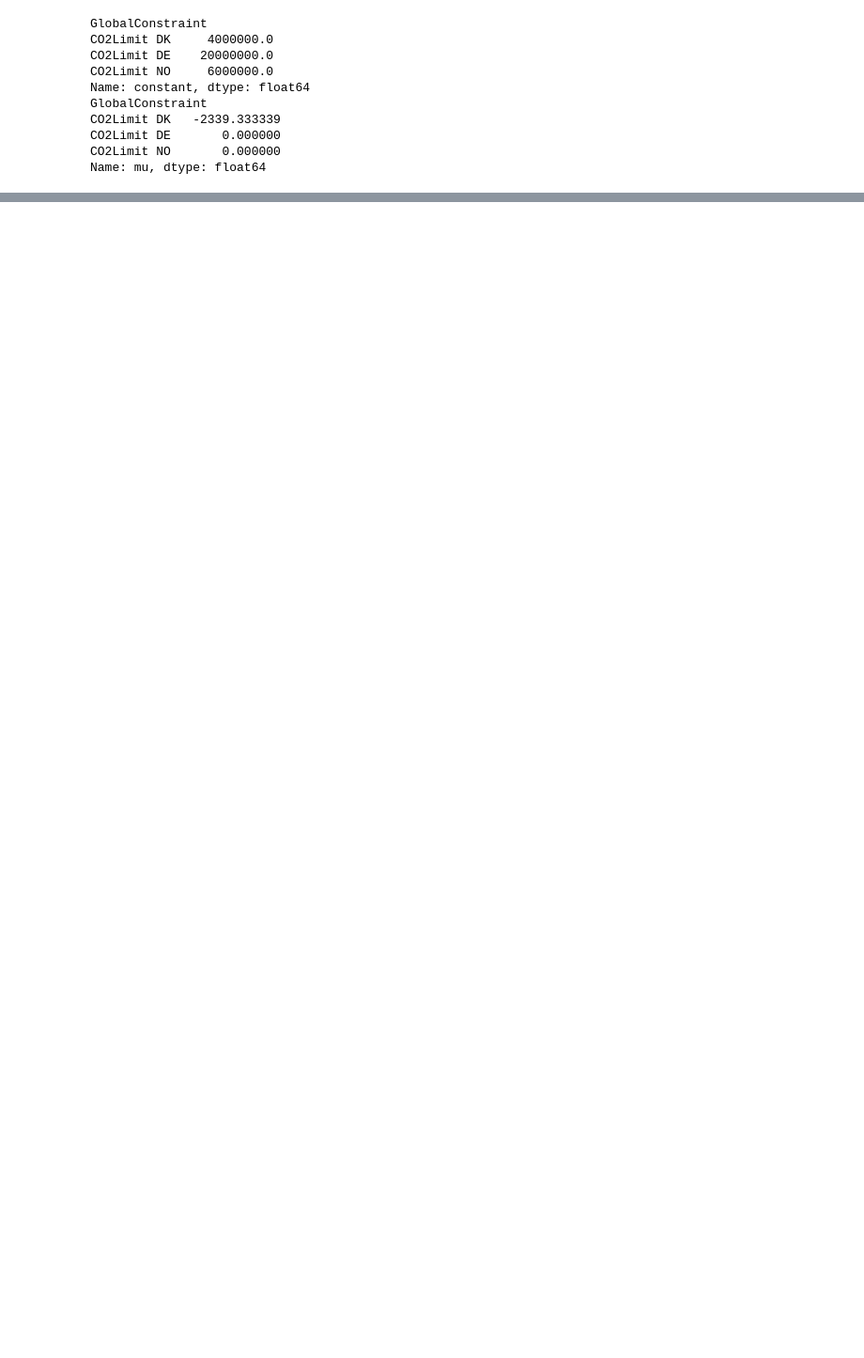
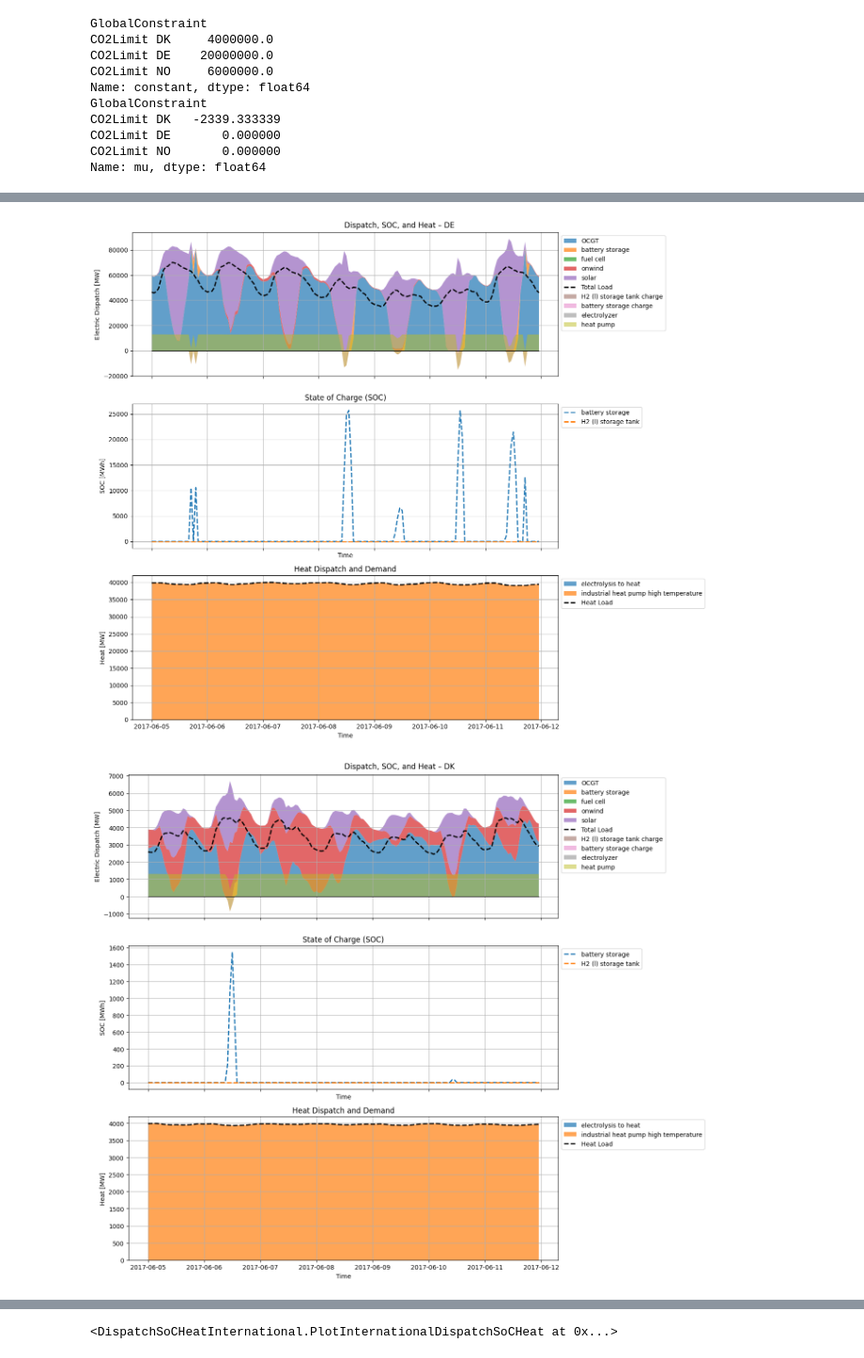
Before and after one commit to jeppebyberg/ieg, a Jupyter notebook: project.ipynb, the cells around one changed output, grey strips where cells are left out. Shown at 94% size. Cells and saved outputs as stored; diff of their text form; code cells hidden in the pictures; blank space fills up the shorter version.

```diff
--- a/project.ipynb
+++ b/project.ipynb
@@ -660,0 +595,48 @@ Name: mu, dtype: float64
+# %%
+from ExpandedHeatNetwork import ExpandedHeatNetwork
+from silent_optimize import silent_optimize
+from DispatchSoCHeatInternational import PlotInternationalDispatchSoCHeat
+
+setup = {'DK':
+            {'OCGT': True,
+            'battery storage': True,
+            'onwind': True,
+            'solar': True,
+            'electrolysis': True,
+            'fuel cell': True,
+            'H2 (l) storage tank': True,
+            'industrial heat pump high temperature': True,
+            },
+        'DE':
+            {'OCGT': True,
+            'battery storage': True,
+            'onwind': True,
+            'solar': True,
+            'electrolysis': True,
+            'fuel cell': True,
+            'H2 (l) storage tank': True,
+            'industrial heat pump high temperature': True,
+            },
+        'NO':
+            {'OCGT': True,
+            'battery storage': True,
+            'onwind': True,
+            'solar': True,
+            'electrolysis': True,
+            'fuel cell': True,
+            'H2 (l) storage tank': True,
+            'industrial heat pump high temperature': True,
+            }
+}
+
+year = 2017
+cost_year = 2030
+demand_year = 2019,
+Expanded_Heat_Network = ExpandedHeatNetwork(year = year, cost_year = cost_year, setup = setup, demand_year=demand_year)
+
+silent_optimize(Expanded_Heat_Network.network)
+
+PlotInternationalDispatchSoCHeat(Expanded_Heat_Network, start="2017-06-05 00:00", end="2017-06-11 23:00")
+# %% [output]
+[figure, added]
+[figure, added]
@@ -660,0 +644 @@ Name: mu, dtype: float64
+<DispatchSoCHeatInternational.PlotInternationalDispatchSoCHeat at 0x...>
```
Also changed, not shown: parts of 13 cells of this notebook, 6 other files.
